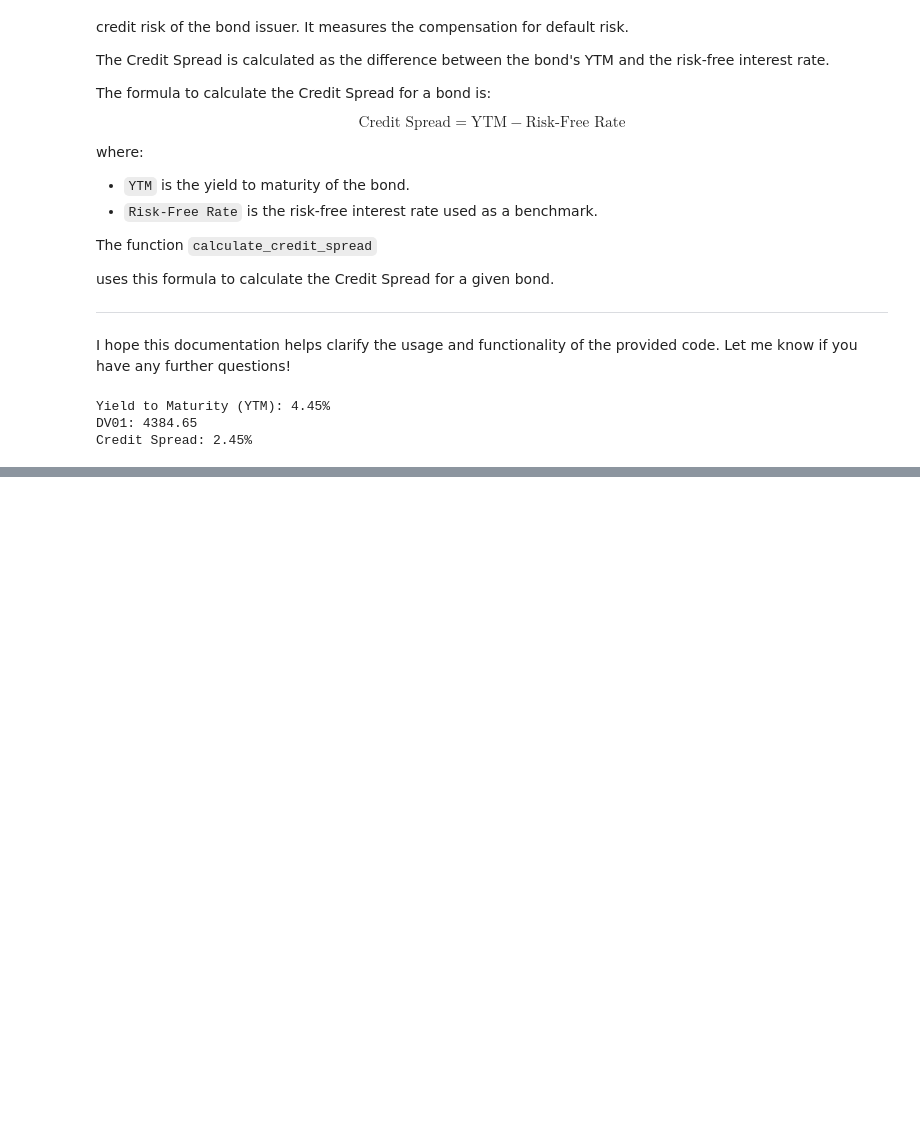
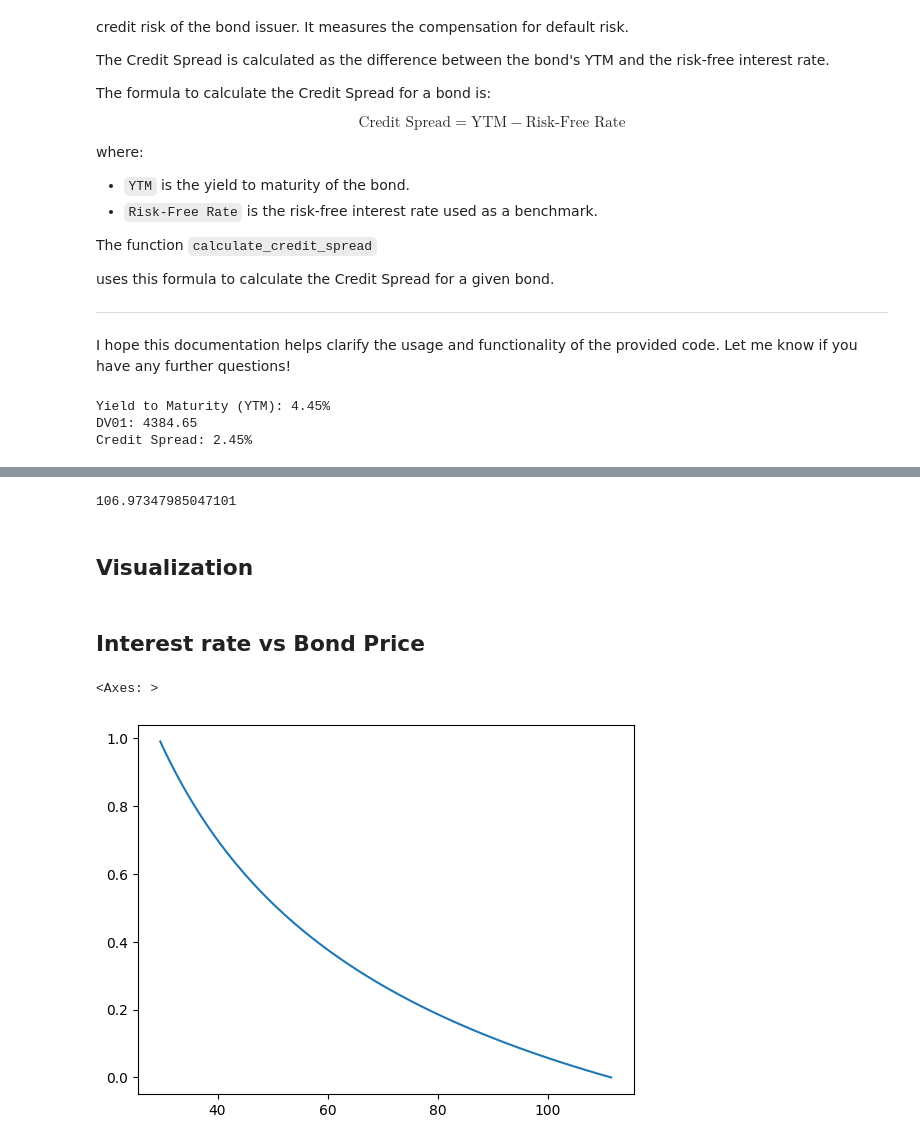
Before and after one commit to bghaendler/BJBS-AI-Lab, a Jupyter notebook: Bond_Analytics_Functions_Yield_to_Maturity_DV01_Credit_Spread.ipynb, the cells around one changed output, grey strips where cells are left out. Cells and saved outputs as stored; diff of their text form; code cells hidden in the pictures; blank space fills up the shorter version.

```diff
--- a/Bond_Analytics_Functions_Yield_to_Maturity_DV01_Credit_Spread.ipynb
+++ b/Bond_Analytics_Functions_Yield_to_Maturity_DV01_Credit_Spread.ipynb
@@ -151,0 +424,2 @@ Credit Spread: 2.45%
+# %%
+coupon_bond_calculator = Coupon_Bond()
@@ -151,0 +434,6 @@ Credit Spread: 2.45%
+# %%
+coupon_bond_calculator.get_price(coupon=5.75, face_value=100, int_rate=0.078, years=2, freq=2)
+# %% [output]
+106.97347985047101
+# %% [markdown]
+## Visualization
@@ -151,0 +446,22 @@ Credit Spread: 2.45%
+# %% [markdown]
+## Interest rate vs Bond Price
+# %%
+import seaborn as sns
+
+
+interest_rates = np.arange(0, 1, 0.01).tolist()
+bond_prices    = []
+for int_rate in interest_rates:
+    bond_price = coupon_bond_calculator.get_price(
+        coupon=5.75,
+        face_value=100,
+        int_rate=int_rate,
+        years=2,
+        freq=1
+    )
+    bond_prices.append(bond_price)
+# %%
+sns.lineplot(x=bond_prices, y=interest_rates)
+# %% [output]
+<Axes: >
+[figure, added]
```
Also changed, not shown: parts of 29 cells of this notebook.
